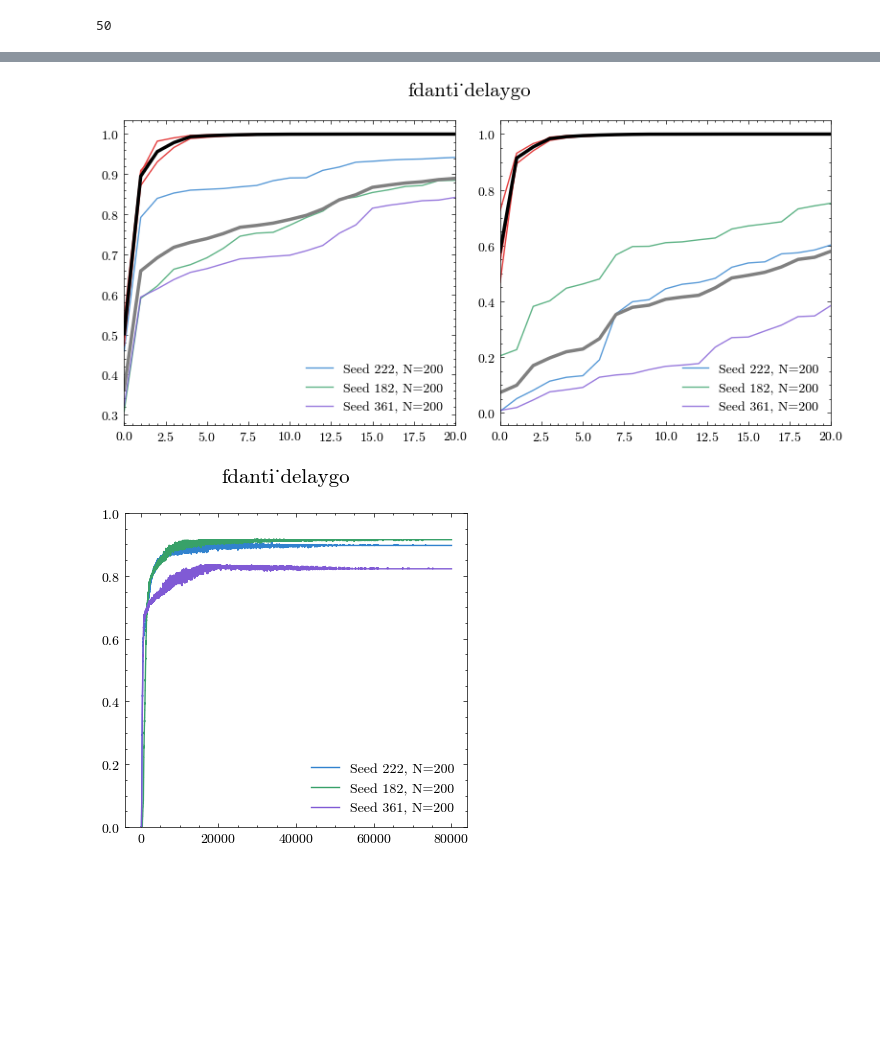
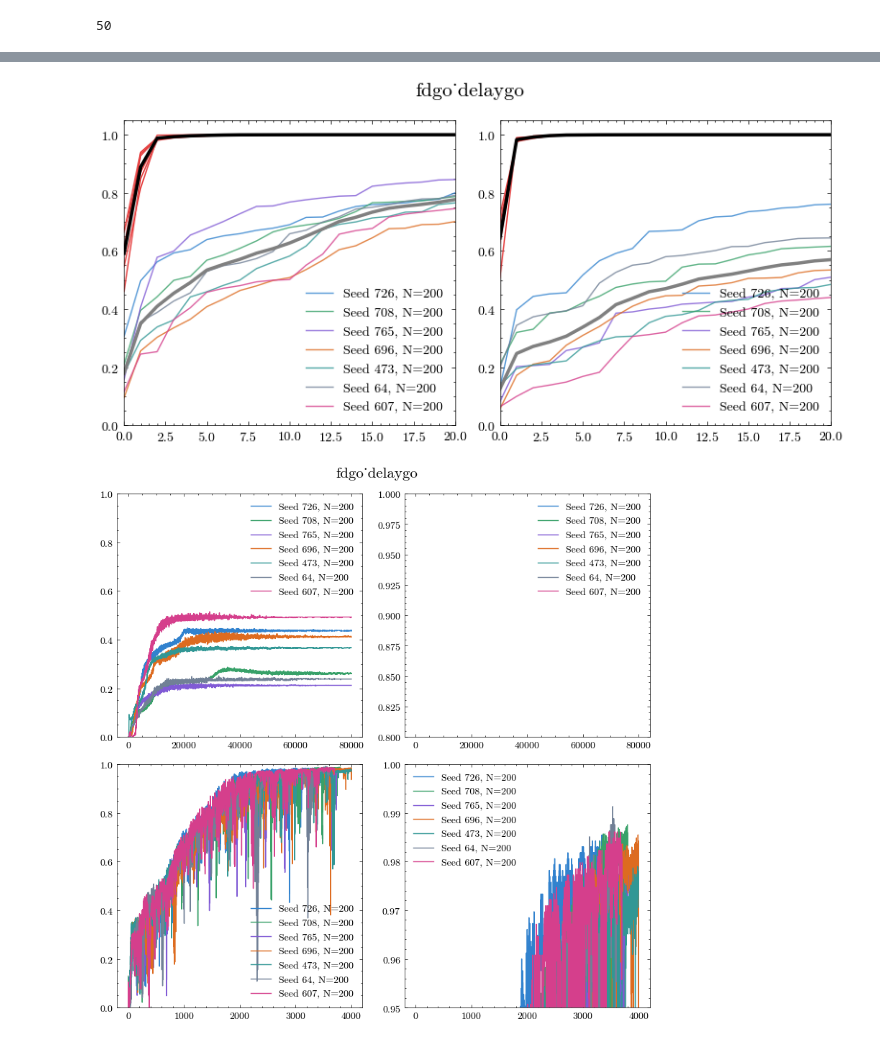
Before and after one commit to AllenInstitute/MultiTaskMPN, a Jupyter notebook: pretraining_analysis.ipynb, the cells around one changed output, grey strips where cells are left out. Cells and saved outputs as stored; diff of their text form; code cells hidden in the pictures; blank space fills up the shorter version.

```diff
--- a/pretraining_analysis.ipynb
+++ b/pretraining_analysis.ipynb
@@ -24,11 +24,11 @@ import clustering
 c_vals = ['#e53e3e', '#3182ce', '#38a169', '#805ad5','#dd6b20', '#319795', '#718096', '#d53f8c', '#d69e2e',] * 10
 # %%
 basepath = "./pretraining"
-stage1_name1 = "fdanti" # compare the stimulus period
+stage1_name1 = "fdgo" # compare the stimulus period
 stage1_name2 = "delaygo" # compare the response period
 final_name = "delayanti"
 
-seed = 361
+seed = 726
 chosen_network = "vanilla"
 N = 200
 withL2 = "+L2"
@@ -454,8 +452,10 @@ if chosen_network == "dmpn":
             "response": [cev_X_m_resp_post, cev_Yx_m_resp_post]
         },
         "learning": {
-            "acc_iter": acc_iter,
-            "acc": acc
+            "acc_iter_post": acc_iter_post,
+            "acc_post": acc_post,
+            "acc_iter_pre": acc_iter_pre,
+            "acc_pre": acc_pre
         }
     }
 elif chosen_network == "vanilla":
@@ -465,8 +465,10 @@ elif chosen_network == "vanilla":
             "response": [cev_X_h_resp, cev_Yx_h_resp]
         },
         "learning": {
-            "acc_iter": acc_iter,
-            "acc": acc
+            "acc_iter_post": acc_iter_post,
+            "acc_post": acc_post,
+            "acc_iter_pre": acc_iter_pre,
+            "acc_pre": acc_pre
         }
     }
 
@@ -507,7 +535,7 @@ elif chosen_network == "vanilla":
     fig, ax = plt.subplots(1,2,figsize=(4*2,4*1), squeeze=False)
     names = [["hidden", "stimulus"], ["hidden", "response"]]
 
-figacc, axacc = plt.subplots(1,1,figsize=(4,4))
+figacc, axsacc = plt.subplots(2,2,figsize=(4*2,4*2))
 
 # Prepare storage for mean curves
 num_subplots = len(names)
@@ -527,36 +555,46 @@ for match_file_index, match_file in enumerate(matches):
 
         ax[i//2, i%2].plot(X, color=c_vals[0])
         ax[i//2, i%2].plot(
             Y,
             color=c_vals[1 + match_file_index],
             alpha=0.8,
             label=f"Seed {seeds[match_file_index]}, N={hiddens[match_file_index]}"
         )
         ax[i//2, i%2].set_xlim([0, 20])
 
     # plot validation accuracy
-    acc_iter, acc = data["learning"]["acc_iter"], data["learning"]["acc"]
-    axacc.plot(acc_iter, acc, color=c_vals[1+match_file_index], label=f"Seed {seeds[match_file_index]}, N={hiddens[match_file_index]}")
+    acc_iter_post, acc_post = data["learning"]["acc_iter_post"], data["learning"]["acc_post"]
+    acc_iter_pre, acc_pre = data["learning"]["acc_iter_pre"], data["learning"]["acc_pre"]
+    for j in range(2):
+        axsacc[0,j].plot(acc_iter_post, acc_post, color=c_vals[1+match_file_index],
+                   label=f"Seed {seeds[match_file_index]}, N={hiddens[match_file_index]}")
+        axsacc[1,j].plot(acc_iter_pre, acc_pre, color=c_vals[1+match_file_index],
+                   label=f"Seed {seeds[match_file_index]}, N={hiddens[match_file_index]}")
 
 for i in range(num_subplots):
     mean_X = np.mean(np.vstack(all_X[i]), axis=0)
     mean_Y = np.mean(np.vstack(all_Y[i]), axis=0)
 
     ax[i//2, i%2].plot(mean_X, color="black", linewidth=2.5)
     ax[i//2, i%2].plot(mean_Y, color="gray", linewidth=2.5)
+    ax[i//2, i%2].set_ylim([0, 1.05])
 
 for i in range(num_subplots):
     ax[i//2, i%2].legend()
 
 fig.suptitle(f"{task1}_{task2}", fontsize=15)
 fig.tight_layout()
 fig.savefig(f"./pretraining_analysis/{task1}_{task2}_analysis.png", dpi=300)
 
-axacc.legend()
-axacc.set_ylim([0, 1])
+for j in range(2):
+    axsacc[j,0].legend()
+    axsacc[j,0].set_ylim([0, 1])
+    axsacc[j,1].legend()
+axsacc[0,1].set_ylim([0.8, 1])
+axsacc[1,1].set_ylim([0.95, 1])
 figacc.suptitle(f"{task1}_{task2}", fontsize=15)
 figacc.tight_layout()
 figacc.savefig(f"./pretraining_analysis/{task1}_{task2}_acc_analysis.png", dpi=300)
 # %% [output]
-[figure, old version]
+[figure, new version]
-[figure, old version]
+[figure, new version]
```
Also changed, not shown: parts of 10 cells of this notebook, 5 other files.
